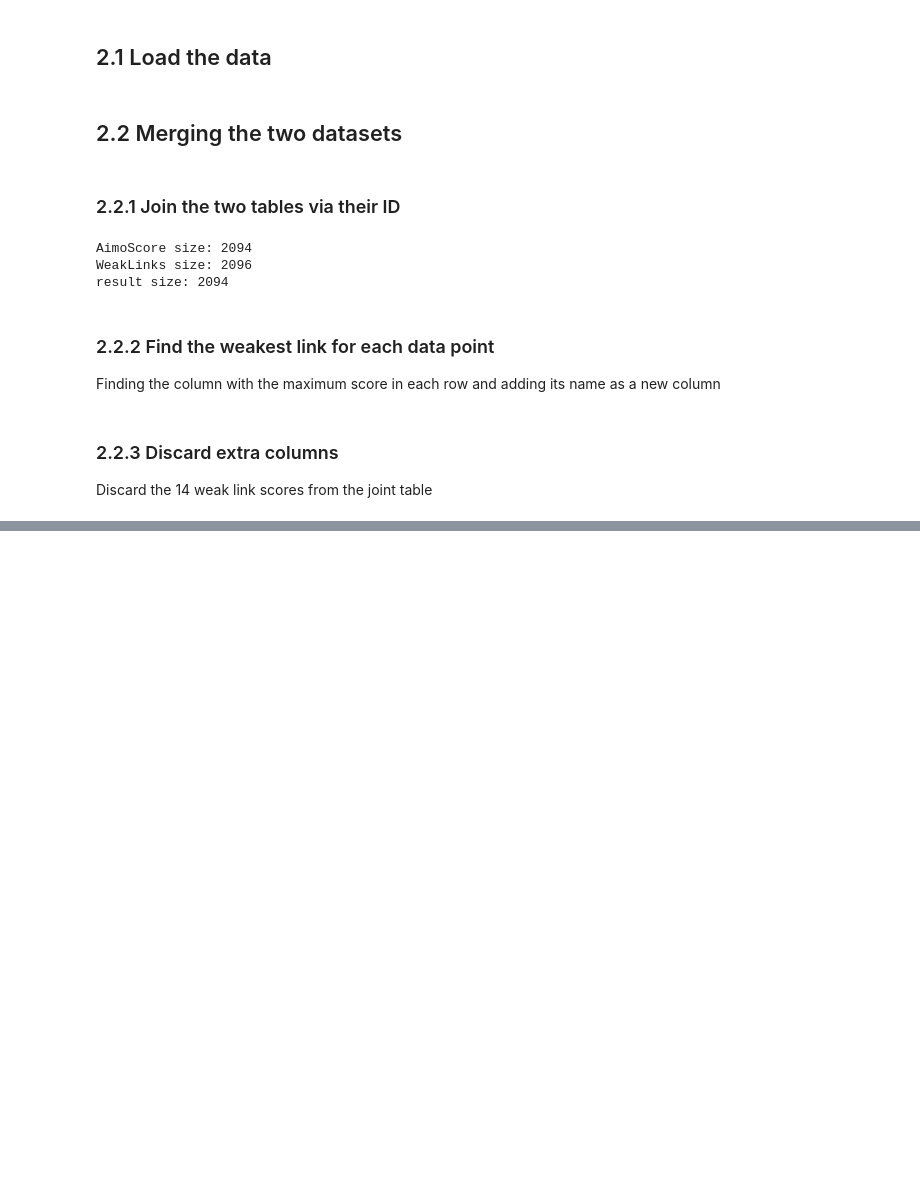
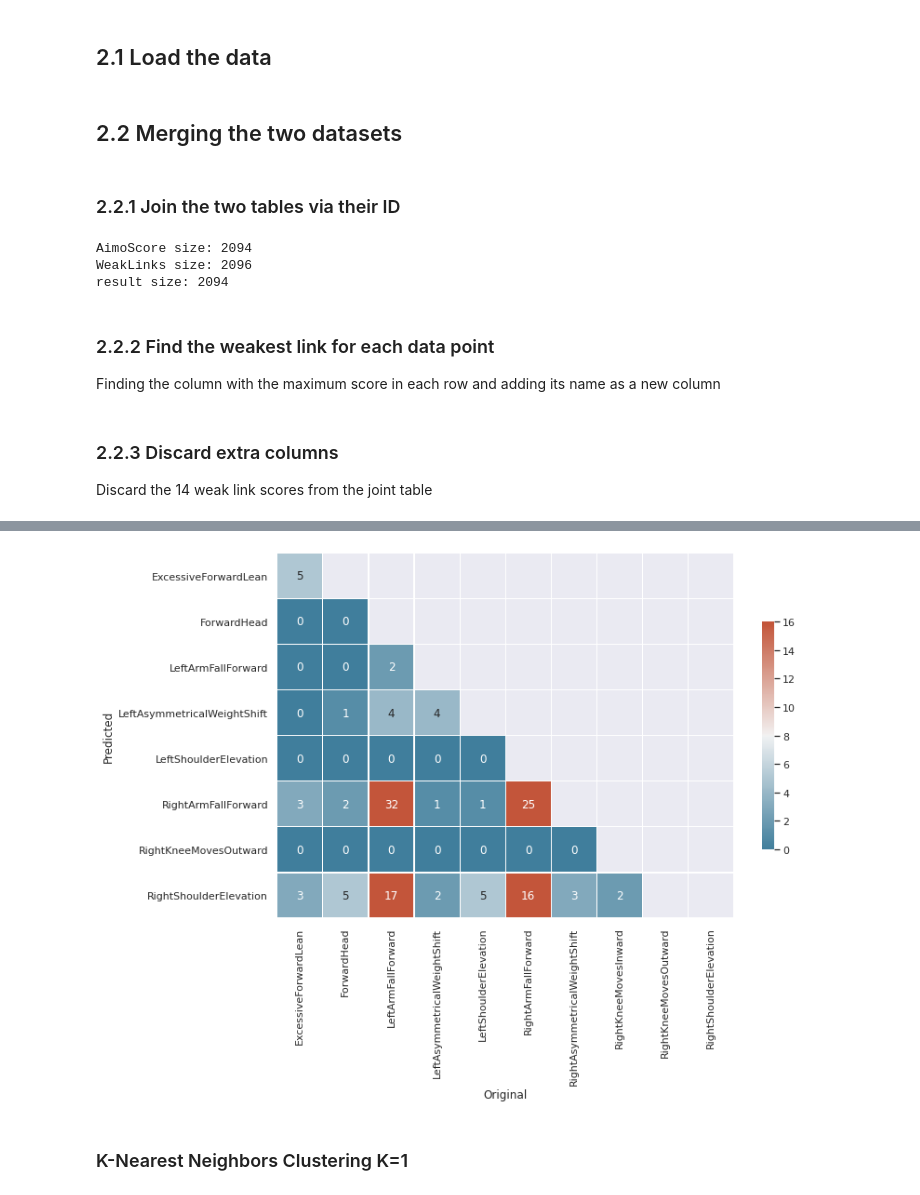
Before and after one commit to digitacs/4dv652-ml, a Jupyter notebook: assignment 3/AIMO_Score_v6.ipynb, the cells around one changed output, grey strips where cells are left out. Drawn from its saved outputs; the diff is of its cells as text; code cells hidden in the pictures; blank space fills up the shorter version.

```diff
--- a/assignment 3/AIMO_Score_v6.ipynb
+++ b/assignment 3/AIMO_Score_v6.ipynb
@@ -97,0 +164,6 @@ result[["ID","SCORE","AimoScore","WeakesLink"]]
+# %%
+from sklearn.model_selection import train_test_split
+
+trainingPercent = 0.9
+
+y_train,y_test ,X_train, X_test  = train_test_split(result[["WeakLinks"]], result.drop(columns=["WeakLinks","AimoScore","SCORE","ID","Date"]), train_size = trainingPercent)
@@ -97,0 +328,8 @@ result[["ID","SCORE","AimoScore","WeakesLink"]]
+# %%
+from sklearn.discriminant_analysis import QuadraticDiscriminantAnalysis
+
+model_5 = QuadraticDiscriminantAnalysis()
+result_5 = model_5.fit(X_train, y_train)
+
+print(result_5.priors_)
+print(result_5.means_)
@@ -97,0 +354,2 @@ result[["ID","SCORE","AimoScore","WeakesLink"]]
+# %%
+y_pred=model_5.predict(X_test)
@@ -97,0 +379,5 @@ result[["ID","SCORE","AimoScore","WeakesLink"]]
+# %%
+comparison = pd.DataFrame({'Original': y_test.WeakLinks,'Predicted': y_pred})
+
+confusion_matrix = comparison.groupby(['Predicted','Original']).size().unstack('Original').fillna(0)
+confusion_matrix
@@ -97,0 +395,7 @@ result[["ID","SCORE","AimoScore","WeakesLink"]]
+# %%
+pivot = confusion_matrix.to_numpy().max()/2
+heatMap(confusion_matrix,pivot,0)
+# %% [output]
+[figure, added]
+# %% [markdown]
+### K-Nearest Neighbors Clustering K=1
```
Also changed, not shown: parts of 42 cells of this notebook.
